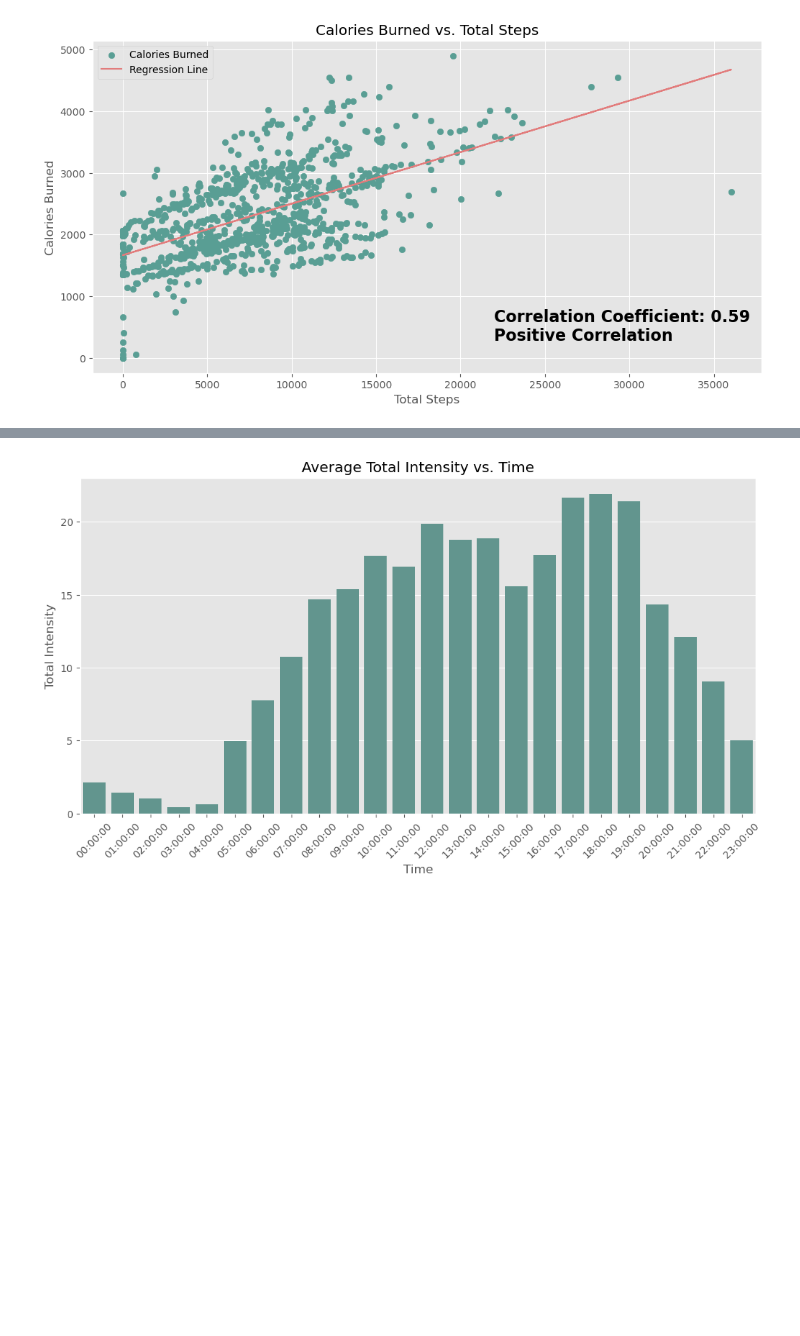
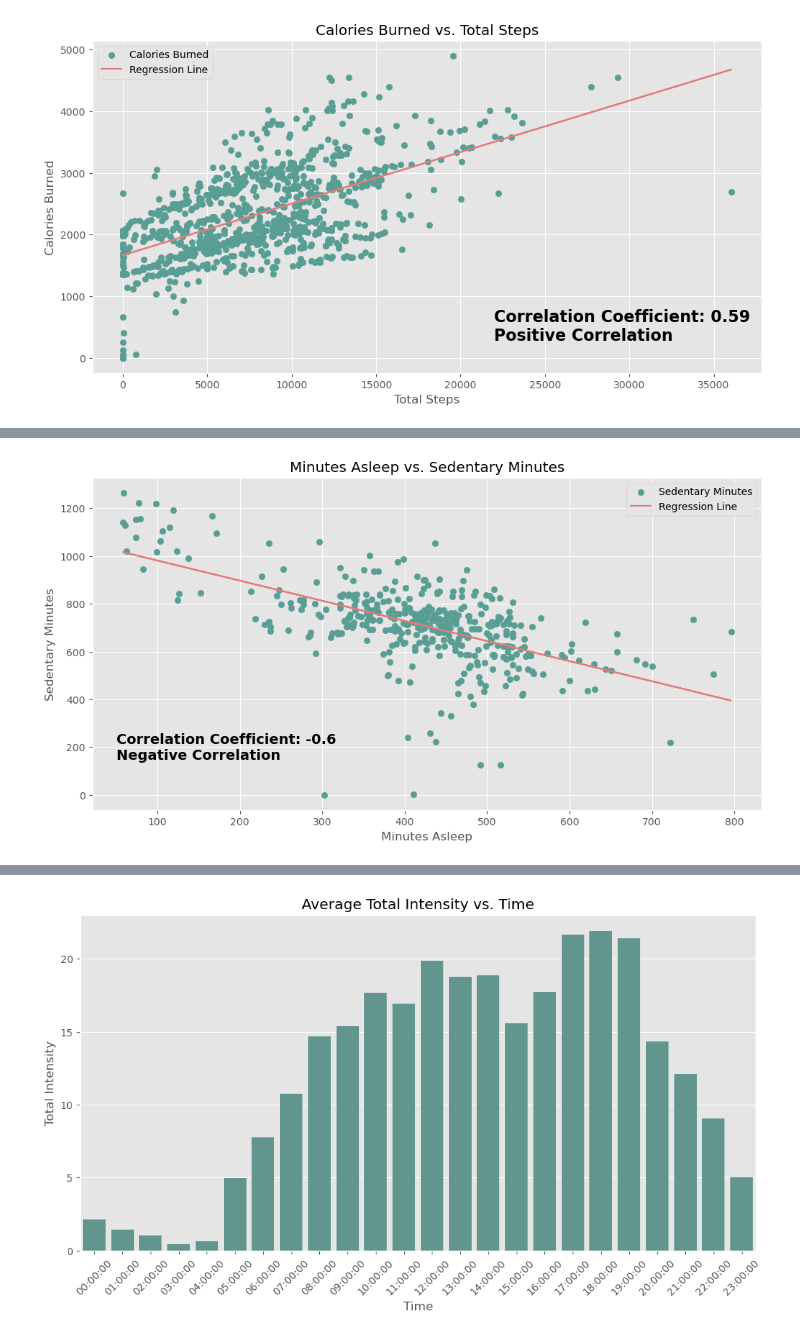
Before and after one commit to Klekzee/Case-Studies, a Jupyter notebook: 01-GoogleCapstone1/BellaBeat.ipynb, the cells around one changed output, grey strips where cells are left out. Drawn from its saved outputs; the diff is of its cells as text; code cells hidden in the pictures; blank space fills up the shorter version.

```diff
--- a/01-GoogleCapstone1/BellaBeat.ipynb
+++ b/01-GoogleCapstone1/BellaBeat.ipynb
@@ -298,3 +298,9 @@ memory usage: 110.3 KB
 <br>
 
 ### 3.4 Data Manipulation
+# %%
+# Joining `sleep_day` and `daily_activities` tables.
+
+df_sleep_sedentary = pd.merge(left=df_sleep_day, right=df_daily_activity, how='left', left_on=['Id', 'SleepDay'], right_on=['Id', 'ActivityDate'])
+df_sleep_sedentary = df_sleep_sedentary.drop(columns=['TotalSleepRecords', 'ActivityDate', 'TotalSteps', 'TotalDistance', 'TrackerDistance', 'LoggedActivitiesDistance', 'VeryActiveDistance', 'ModeratelyActiveDistance', 'LightActiveDistance', 'SedentaryActiveDistance', 'VeryActiveMinutes', 'FairlyActiveMinutes', 'LightlyActiveMinutes', 'Calories'])
+df_sleep_sedentary
@@ -519,0 +579,27 @@ plt.show()
+# %%
+# Visualizing Sleep Time vs. Sedentary Minutes
+
+# Computing for the regression line.
+
+slope, intercept = np.polyfit(df_sleep_sedentary['TotalMinutesAsleep'], df_sleep_sedentary['SedentaryMinutes'], 1)
+reg_line = (slope * df_sleep_sedentary['TotalMinutesAsleep']) + intercept
+
+# Computing for the correlation coefficient.
+
+corr_coef = round(df_sleep_sedentary['TotalMinutesAsleep'].corr(df_sleep_sedentary['SedentaryMinutes']), 2)
+
+# Plotting the visuals.
+
+plt.figure(figsize=(12, 6))
+
+plt.scatter(x=df_sleep_sedentary['TotalMinutesAsleep'], y=df_sleep_sedentary['SedentaryMinutes'], color='#599e94', label='Sedentary Minutes')
+plt.plot(df_sleep_sedentary['TotalMinutesAsleep'], reg_line, color='#e27c7c', label='Regression Line')
+plt.text(50, 150, f'Correlation Coefficient: {corr_coef} \nNegative Correlation', fontsize=14, weight='bold')
+plt.xlabel('Minutes Asleep')
+plt.ylabel('Sedentary Minutes')
+plt.legend(loc='upper right')
+plt.title('Minutes Asleep vs. Sedentary Minutes')
+
+plt.show()
+# %% [output]
+[figure, added]
```
Also changed, not shown: parts of 8 cells of this notebook.
